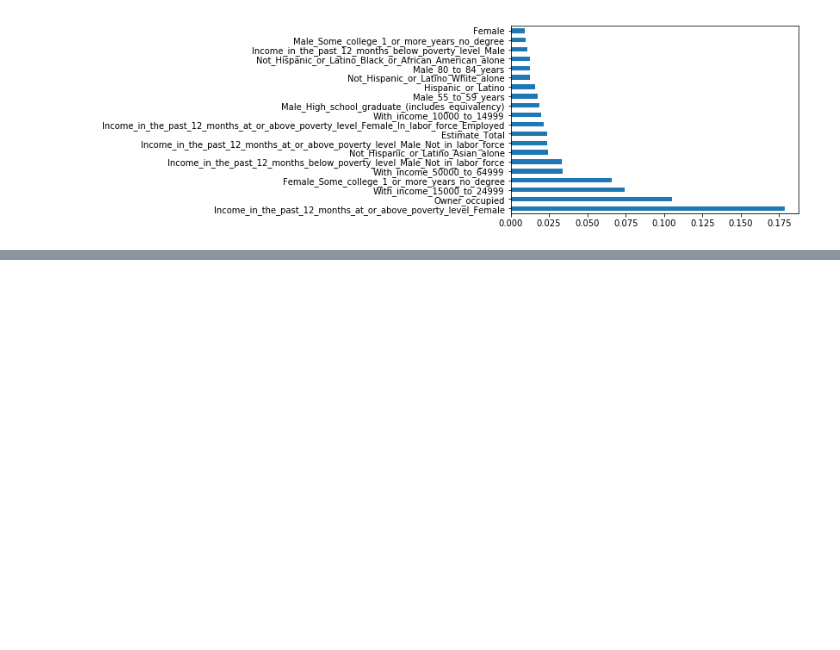
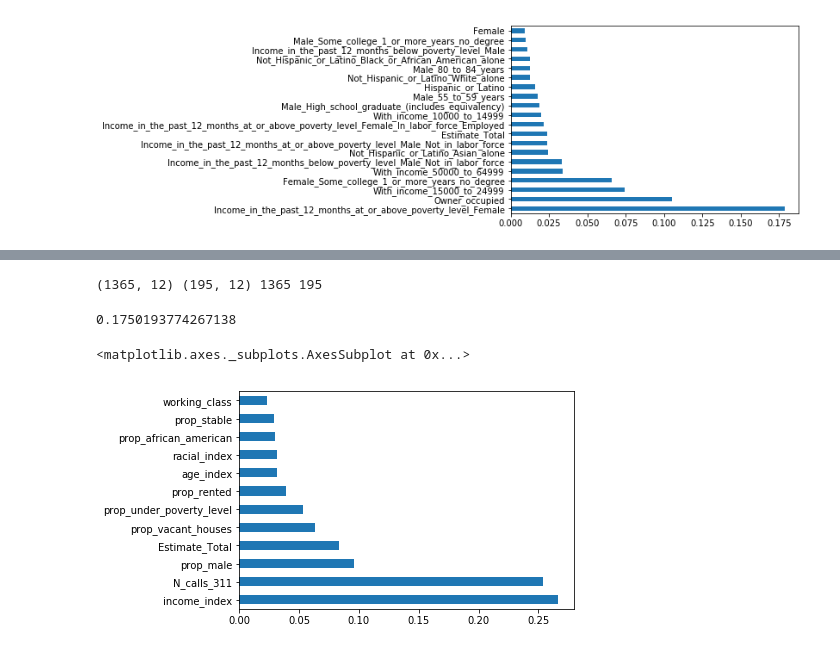
Before and after one commit to zhiwei-kou/sf-crime, a Jupyter notebook: code/python_modeling/0_Load_Spatial_Data_and_create_with_R.ipynb, the cells around one changed output, grey strips where cells are left out. Saved outputs shown, nothing was run; the diff lists cells and outputs as text; code cells hidden in the pictures; blank space fills up the shorter version.

```diff
--- a/code/python_modeling/0_Load_Spatial_Data_and_create_with_R.ipynb
+++ b/code/python_modeling/0_Load_Spatial_Data_and_create_with_R.ipynb
@@ -393,0 +451,3 @@ feat_importances.nlargest(20).plot(kind='barh')
+# %%
+census_vars = addtl_data.drop(['week','N','N_calls_311'], axis=1).groupby(['year','GEOID']).mean().reset_index()
+census_vars.head(5)
@@ -393,0 +461,3 @@ feat_importances.nlargest(20).plot(kind='barh')
+# %%
+yearly_data2 = yearly_agg_data.merge(census_vars, left_on=['year','GEOID'], right_on=['year','GEOID'], how='inner')
+yearly_data2.head(5)
@@ -393,0 +471,4 @@ feat_importances.nlargest(20).plot(kind='barh')
+# %%
+yearly_data2['rate'] = yearly_data2['N'] / yearly_data2['Estimate_Total']
+yearly_data2['log_rate'] = np.log(yearly_data2['rate'])
+yearly_data2.head(5)
@@ -393,0 +482,27 @@ feat_importances.nlargest(20).plot(kind='barh')
+# %%
+## test on 2017
+x_cols = list(yearly_data2)[3:15]
+X_train = yearly_data2.query('year!=2017')[x_cols]
+Y_train = yearly_data2.query('year!=2017')['log_rate']
+X_test = yearly_data2.query('year==2017')[x_cols]
+Y_test = yearly_data2.query('year==2017')['log_rate']
+print(X_train.shape, X_test.shape, len(Y_train), len(Y_test))
+# %% [output]
+(1365, 12) (195, 12) 1365 195
+# %%
+#RF
+from sklearn.metrics import mean_squared_error
+
+rf_tree = RandomForestRegressor(random_state=0)
+rf_tree.fit(X_train, Y_train)
+
+Y_pred = rf_tree.predict(X_test)
+mse_rf = mean_squared_error(Y_test, Y_pred)
+print(mse_rf)
+
+feat_importances = pd.Series(rf_tree.feature_importances_, index=x_cols)
+feat_importances.nlargest(12).plot(kind='barh')
+# %% [output]
+0.1750193774267138
+<matplotlib.axes._subplots.AxesSubplot at 0x...>
+[figure, added]
```
Also changed, not shown: parts of 16 cells of this notebook.
